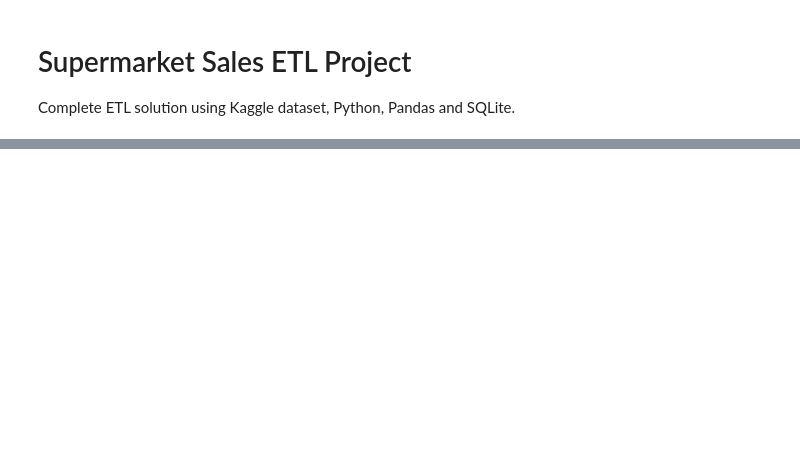
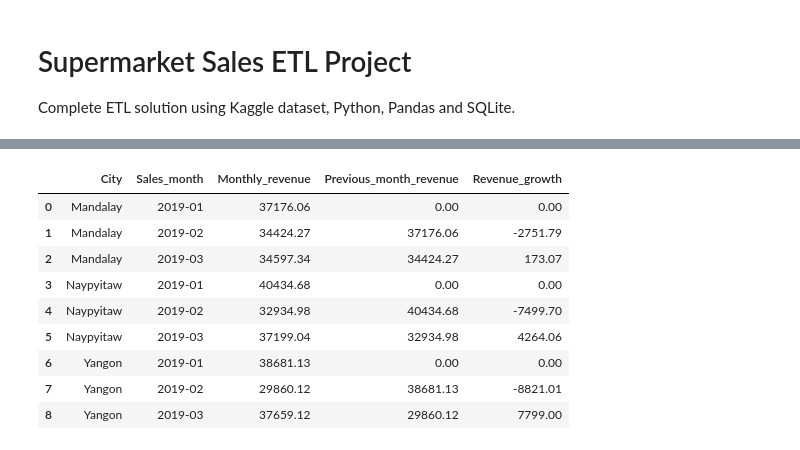
Before and after one commit to kudarat-atar/supermarket-data-pipeline, a Jupyter notebook: notebook/supermarket_etl_solution.ipynb, the cells around one changed output, grey strips where cells are left out. Cells and saved outputs as stored; diff of their text form; code cells hidden in the pictures; blank space fills up the shorter version.

```diff
--- a/notebook/supermarket_etl_solution.ipynb
+++ b/notebook/supermarket_etl_solution.ipynb
@@ -56,0 +339,49 @@ print('Loaded into SQLite')
+# %%
+Sales_Trend_Report = '''SELECT
+    p.city AS City,
+
+    strftime('%Y-%m', f.date) AS Sales_month,
+
+    ROUND(SUM(f.sales),2) AS Monthly_revenue,
+
+    ROUND(IFNULL(
+        LAG(SUM(f.sales)) OVER(
+            PARTITION BY p.city
+            ORDER BY strftime('%Y-%m', f.date)
+        ),0
+    ),2) AS Previous_month_revenue,
+
+    IFNULL(
+        ROUND(SUM(f.sales),2)
+        - LAG(ROUND(SUM(f.sales),2)) OVER(
+            PARTITION BY p.city
+            ORDER BY strftime('%Y-%m', f.date)
+        ),0
+    ) AS Revenue_growth
+
+FROM Sales_Data f
+JOIN Product_Data p
+    ON f.product_id = p.product_id
+
+GROUP BY
+    p.city,
+    Sales_month
+
+ORDER BY
+    City,
+    Sales_month
+'''
+
+Monthly_Sales_Trend_Analysis = pd.read_sql(Sales_Trend_Report, conn)
+Monthly_Sales_Trend_Analysis
+# %% [output]
+|  | City | Sales_month | Monthly_revenue | Previous_month_revenue | Revenue_growth |
+| 0 | Mandalay | 2019-01 | 37176.06 | 0.00 | 0.00 |
+| 1 | Mandalay | 2019-02 | 34424.27 | 37176.06 | -2751.79 |
+| 2 | Mandalay | 2019-03 | 34597.34 | 34424.27 | 173.07 |
+| 3 | Naypyitaw | 2019-01 | 40434.68 | 0.00 | 0.00 |
+| 4 | Naypyitaw | 2019-02 | 32934.98 | 40434.68 | -7499.70 |
+| 5 | Naypyitaw | 2019-03 | 37199.04 | 32934.98 | 4264.06 |
+| 6 | Yangon | 2019-01 | 38681.13 | 0.00 | 0.00 |
+| 7 | Yangon | 2019-02 | 29860.12 | 38681.13 | -8821.01 |
+| 8 | Yangon | 2019-03 | 37659.12 | 29860.12 | 7799.00 |
```
Also changed, not shown: parts of 24 cells of this notebook.
